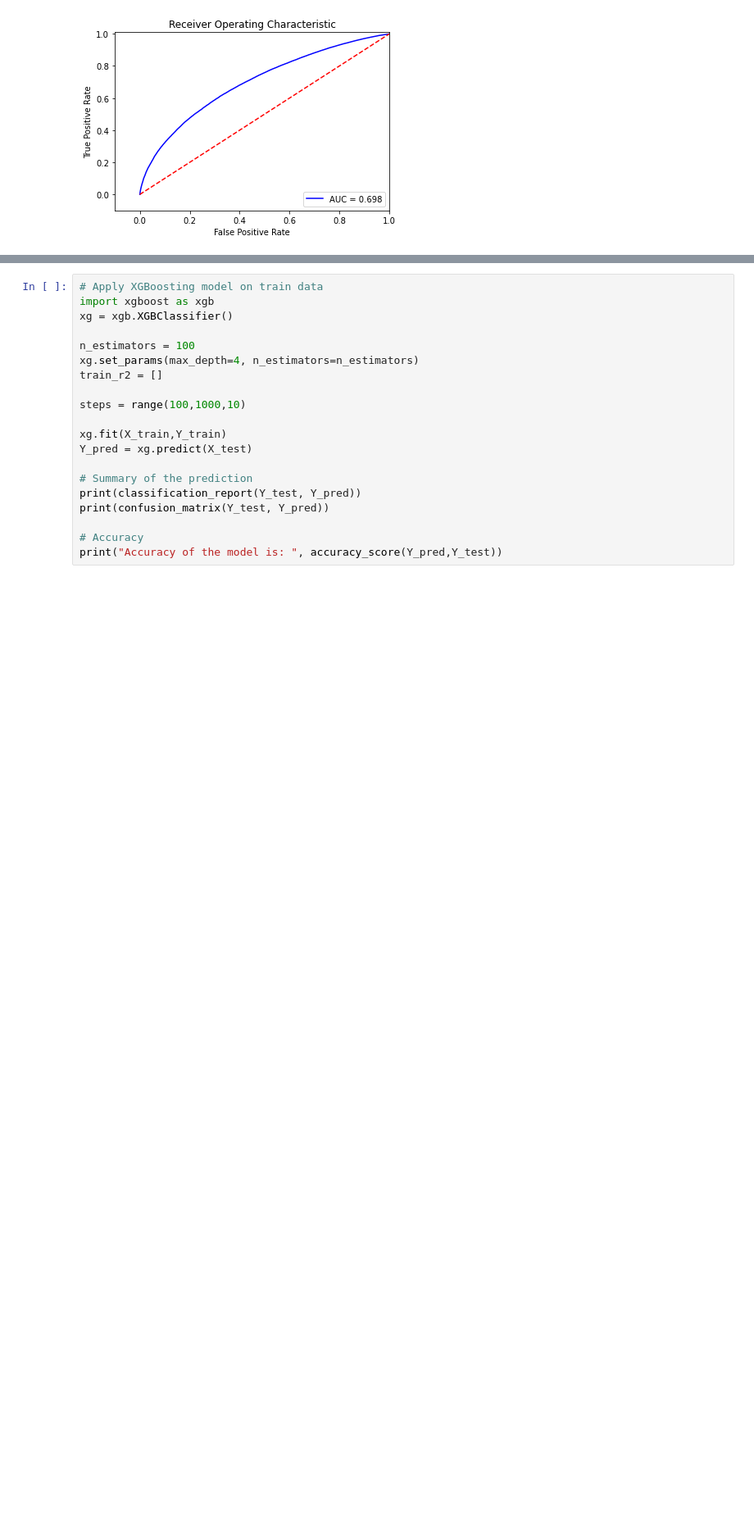
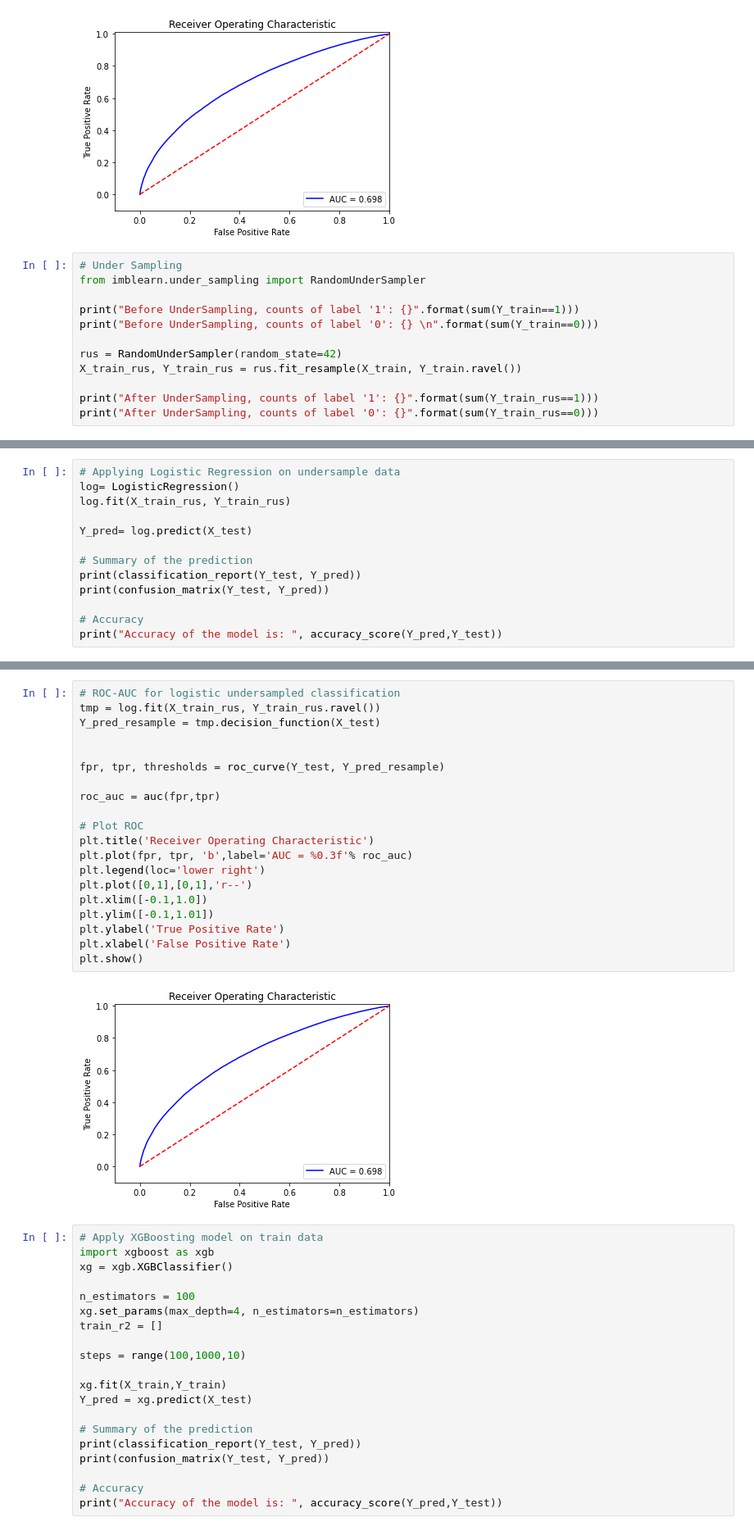
Before and after one commit to Chaitali20-gh/Data-Science, a Jupyter notebook: Lending Club/Lending Club.ipynb, the cells around one changed output, grey strips where cells are left out. Shown at 82% size. Cells and saved outputs as stored; diff of their text form; blank space fills up the shorter version.

```diff
--- a/Lending Club/Lending Club.ipynb
+++ b/Lending Club/Lending Club.ipynb
@@ -913,3 +934,15 @@ plt.xlabel('False Positive Rate')
 plt.show()
 # %% [output]
 [figure]
+# %%
+# Under Sampling
+from imblearn.under_sampling import RandomUnderSampler
+
+print("Before UnderSampling, counts of label '1': {}".format(sum(Y_train==1)))
+print("Before UnderSampling, counts of label '0': {} \n".format(sum(Y_train==0)))
+
+rus = RandomUnderSampler(random_state=42)
+X_train_rus, Y_train_rus = rus.fit_resample(X_train, Y_train.ravel())
+
+print("After UnderSampling, counts of label '1': {}".format(sum(Y_train_rus==1)))
+print("After UnderSampling, counts of label '0': {}".format(sum(Y_train_rus==0)))
@@ -915,0 +952,13 @@ plt.show()
+# %%
+# Applying Logistic Regression on undersample data
+log= LogisticRegression()
+log.fit(X_train_rus, Y_train_rus)
+
+Y_pred= log.predict(X_test)
+
+# Summary of the prediction
+print(classification_report(Y_test, Y_pred))
+print(confusion_matrix(Y_test, Y_pred))
+
+# Accuracy
+print("Accuracy of the model is: ", accuracy_score(Y_pred,Y_test))
@@ -916,3 +978,25 @@ plt.show()
+# %%
+# ROC-AUC for logistic undersampled classification
+tmp = log.fit(X_train_rus, Y_train_rus.ravel())
+Y_pred_resample = tmp.decision_function(X_test)
+
+
+fpr, tpr, thresholds = roc_curve(Y_test, Y_pred_resample)
+
+roc_auc = auc(fpr,tpr)
+
+# Plot ROC
+plt.title('Receiver Operating Characteristic')
+plt.plot(fpr, tpr, 'b',label='AUC = %0.3f'% roc_auc)
+plt.legend(loc='lower right')
+plt.plot([0,1],[0,1],'r--')
+plt.xlim([-0.1,1.0])
+plt.ylim([-0.1,1.01])
+plt.ylabel('True Positive Rate')
+plt.xlabel('False Positive Rate')
+plt.show()
+# %% [output]
+[figure, added]
 # %%
 # Apply XGBoosting model on train data
 import xgboost as xgb
```
Also changed, not shown: parts of 15 cells of this notebook.
